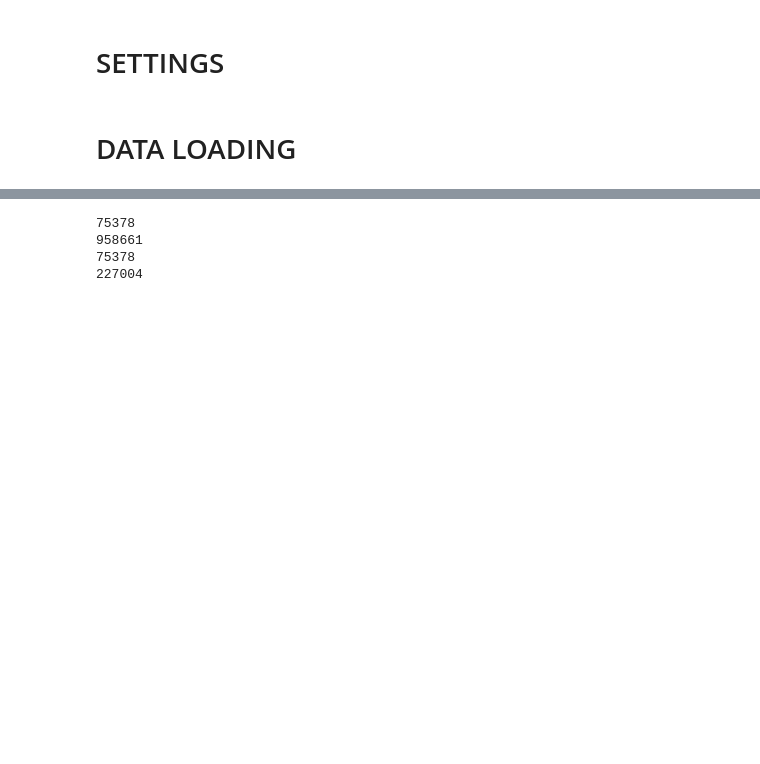
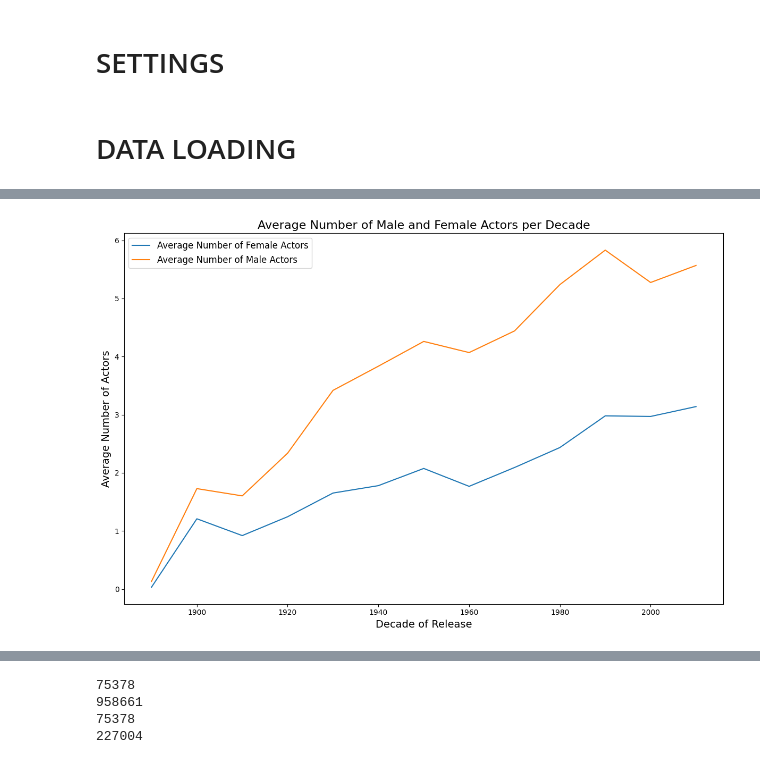
Before and after one commit to epfl-ada/ada-2024-project-alpacadreamagency, a Jupyter notebook: results.ipynb, the cells around one changed output, grey strips where cells are left out. Saved outputs shown, nothing was run; the diff lists cells and outputs as text; code cells hidden in the pictures; blank space fills up the shorter version.

```diff
--- a/results.ipynb
+++ b/results.ipynb
@@ -150,0 +437,28 @@ CHARACTER.head()
+# %%
+# Step 1: Extract the release year from the "movies release date" column
+# Assuming the column name is "release_date" and is formatted as a string with "YYYY-MM-DD"
+#MOVIES['release_year'] = pd.to_datetime(MOVIES['release_date'], errors='coerce').dt.year
+
+# Step 2: Convert the release year to the corresponding decade
+MOVIES['release_decade'] = (MOVIES['release_year'] // 10) * 10
+
+# Step 3: Group by release decade and calculate the average number of male and female actors
+average_actors_by_decade = MOVIES.groupby('release_decade')[['Female actor count', 'Male actor count']].mean()
+
+# Step 4: Plot the results
+fig, ax = plt.subplots(figsize=(12, 8))
+
+# Plot the average number of male and female actors by decade
+average_actors_by_decade.plot(ax=ax)
+
+# Customize the plot with title and labels
+ax.set_title("Average Number of Male and Female Actors per Decade", fontsize=16)
+ax.set_xlabel("Decade of Release", fontsize=14)
+ax.set_ylabel("Average Number of Actors", fontsize=14)
+ax.legend(["Average Number of Female Actors", "Average Number of Male Actors"], fontsize=12)
+
+# Show the plot
+plt.tight_layout()
+plt.show()
+# %% [output]
+[figure, added]
```
Also changed, not shown: parts of 14 cells of this notebook.
